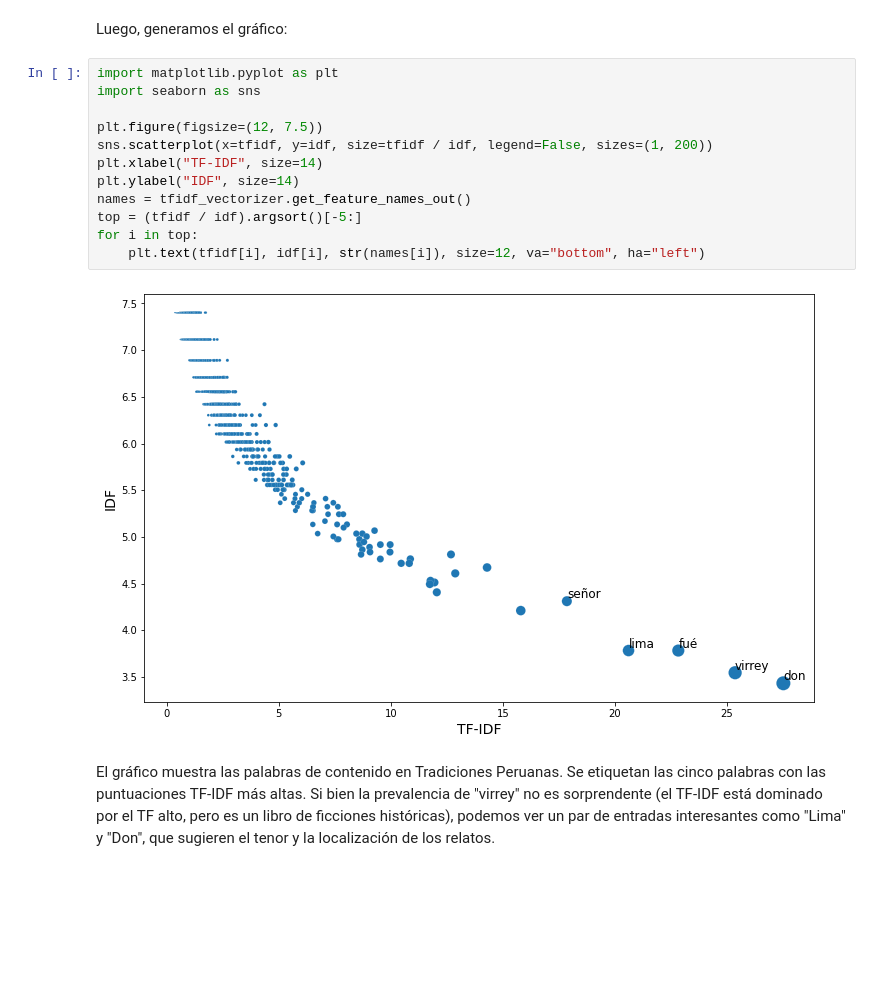
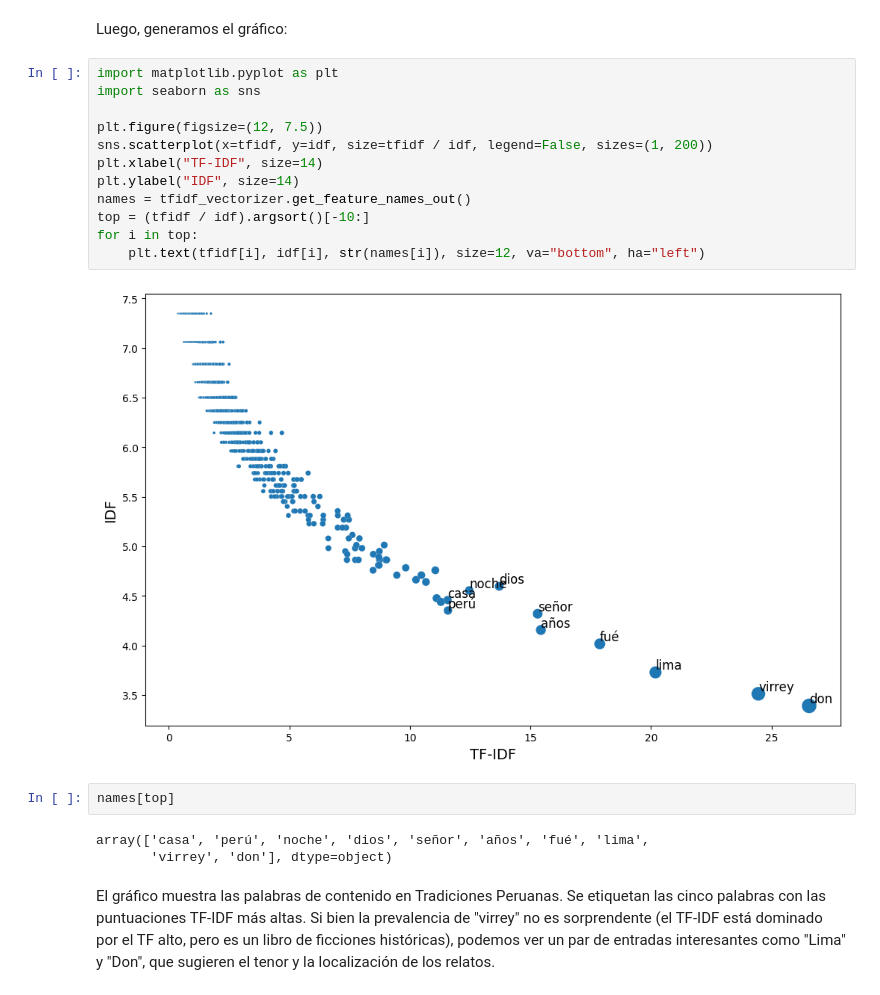
Before and after one commit to renatoparedes/IntroPythonInvestigacionPsicologia, a Jupyter notebook: AnalisisdeDatosCualitativos/AnalisisDeDatosTextuales.ipynb, the cells around one changed output. Cells and saved outputs as stored; diff of their text form; blank space fills up the shorter version.

```diff
--- a/AnalisisdeDatosCualitativos/AnalisisDeDatosTextuales.ipynb
+++ b/AnalisisdeDatosCualitativos/AnalisisDeDatosTextuales.ipynb
@@ -211,17 +212,22 @@ Luego, generamos el gráfico:
 # %%
 import matplotlib.pyplot as plt
 import seaborn as sns
 
 plt.figure(figsize=(12, 7.5))
 sns.scatterplot(x=tfidf, y=idf, size=tfidf / idf, legend=False, sizes=(1, 200))
 plt.xlabel("TF-IDF", size=14)
 plt.ylabel("IDF", size=14)
 names = tfidf_vectorizer.get_feature_names_out()
-top = (tfidf / idf).argsort()[-5:]
+top = (tfidf / idf).argsort()[-10:]
 for i in top:
     plt.text(tfidf[i], idf[i], str(names[i]), size=12, va="bottom", ha="left")
 # %% [output]
-[figure, old version]
+[figure, new version]
+# %%
+names[top]
+# %% [output]
+array(['casa', 'perú', 'noche', 'dios', 'señor', 'años', 'fué', 'lima',
+       'virrey', 'don'], dtype=object)
 # %% [markdown]
  El gráfico muestra las palabras de contenido en Tradiciones Peruanas. Se etiquetan las cinco palabras con las puntuaciones TF-IDF más altas. Si bien la prevalencia de "virrey" no es sorprendente (el TF-IDF está dominado por el TF alto, pero es un libro de ficciones históricas), podemos ver un par de entradas interesantes como "Lima" y "Don", que sugieren el tenor y la localización de los relatos.
 # %% [markdown]
```
Also changed, not shown: parts of 4 cells of this notebook, 19 other files.
